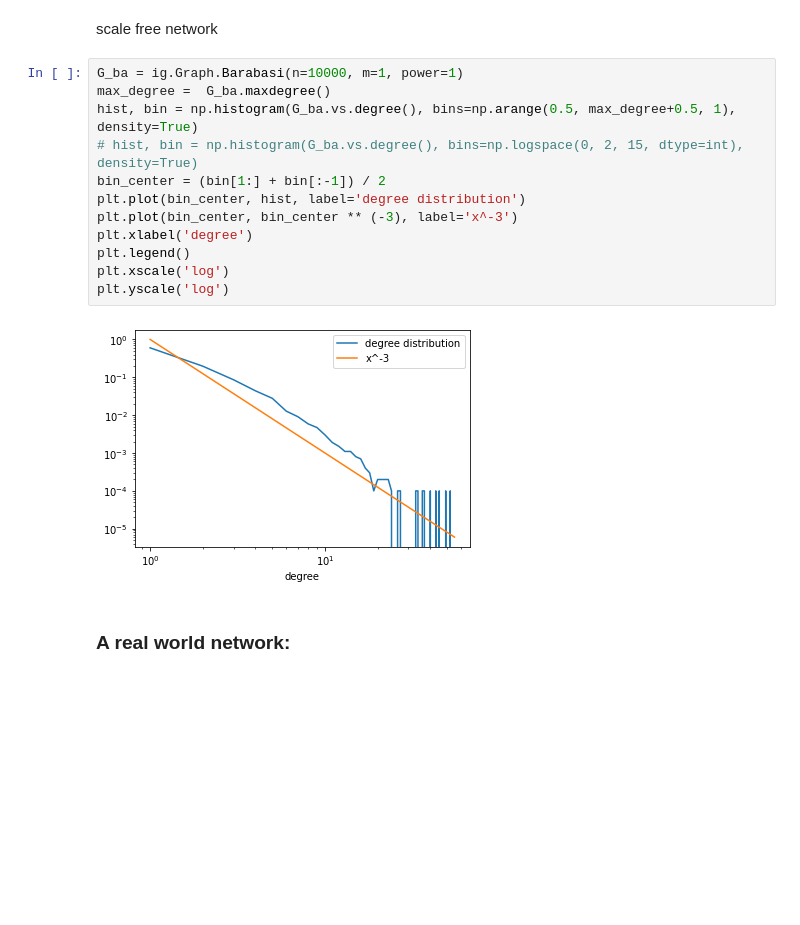
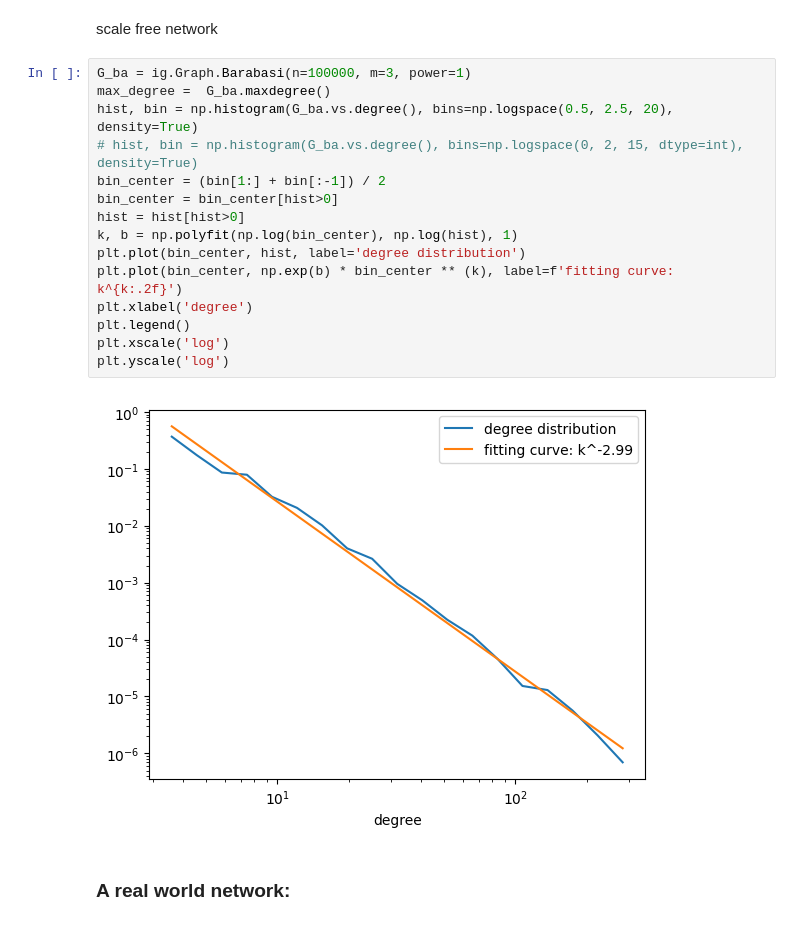
Before and after one commit to AlexMa123/BIU_Computational_physics_2023, a Jupyter notebook: Lecture4 - Network.ipynb, the cells around one changed output. Saved outputs shown, nothing was run; the diff lists cells and outputs as text; blank space fills up the shorter version.

```diff
--- a/Lecture4 - Network.ipynb
+++ b/Lecture4 - Network.ipynb
@@ -328,19 +324,22 @@ plt.show()
 # %% [markdown]
 scale free network
 # %%
-G_ba = ig.Graph.Barabasi(n=10000, m=1, power=1)
+G_ba = ig.Graph.Barabasi(n=100000, m=3, power=1)
 max_degree =  G_ba.maxdegree()
-hist, bin = np.histogram(G_ba.vs.degree(), bins=np.arange(0.5, max_degree+0.5, 1), density=True)
+hist, bin = np.histogram(G_ba.vs.degree(), bins=np.logspace(0.5, 2.5, 20), density=True)
 # hist, bin = np.histogram(G_ba.vs.degree(), bins=np.logspace(0, 2, 15, dtype=int), density=True)
 bin_center = (bin[1:] + bin[:-1]) / 2
+bin_center = bin_center[hist>0]
+hist = hist[hist>0]
+k, b = np.polyfit(np.log(bin_center), np.log(hist), 1)
 plt.plot(bin_center, hist, label='degree distribution')
-plt.plot(bin_center, bin_center ** (-3), label='x^-3')
+plt.plot(bin_center, np.exp(b) * bin_center ** (k), label=f'fitting curve: k^{k:.2f}')
 plt.xlabel('degree')
 plt.legend()
 plt.xscale('log')
 plt.yscale('log')
 # %% [output]
-[figure, old version]
+[figure, new version]
 # %% [markdown]
 ### A real world network:
 # %%
```
Also changed, not shown: parts of 6 cells of this notebook.
